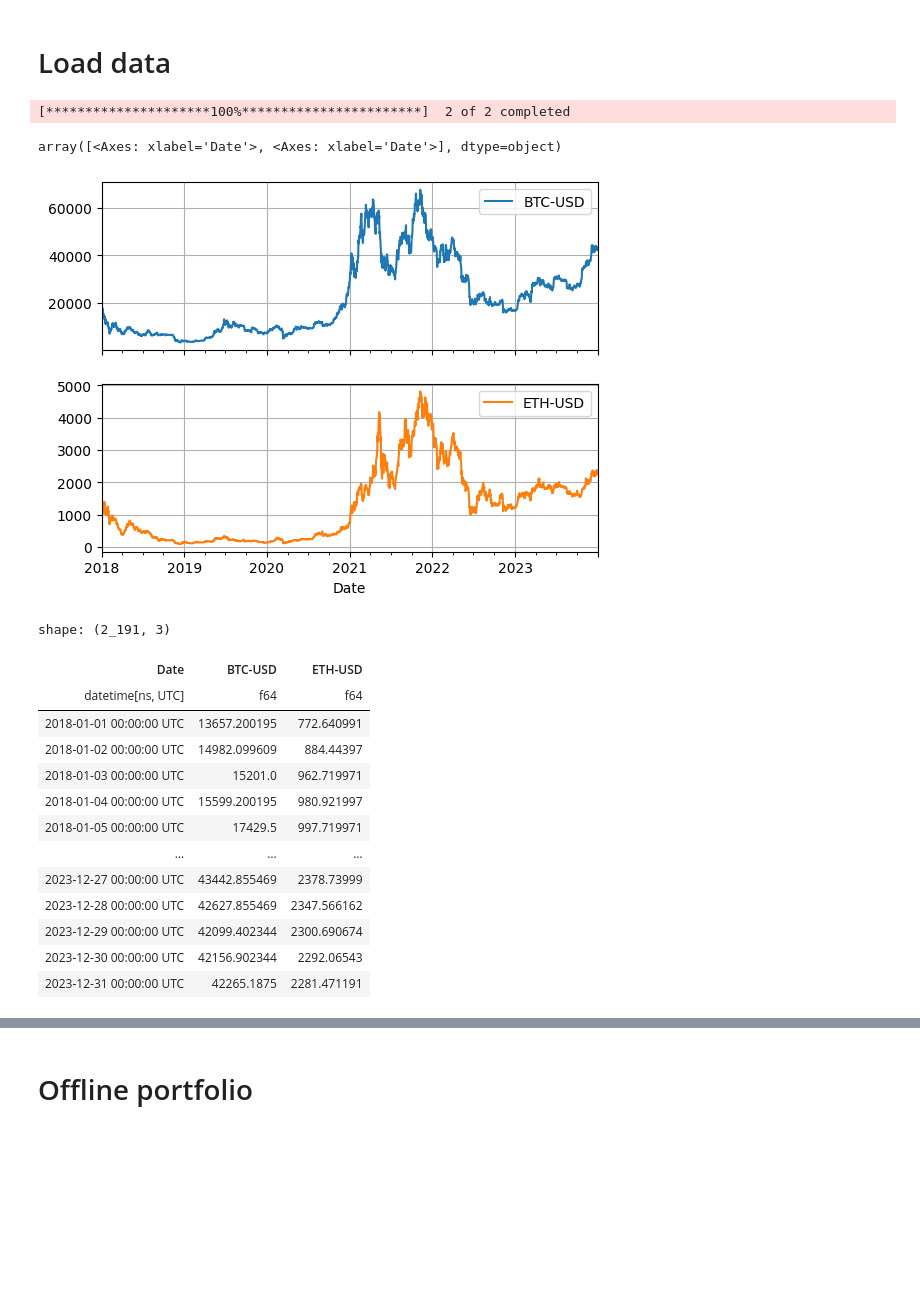
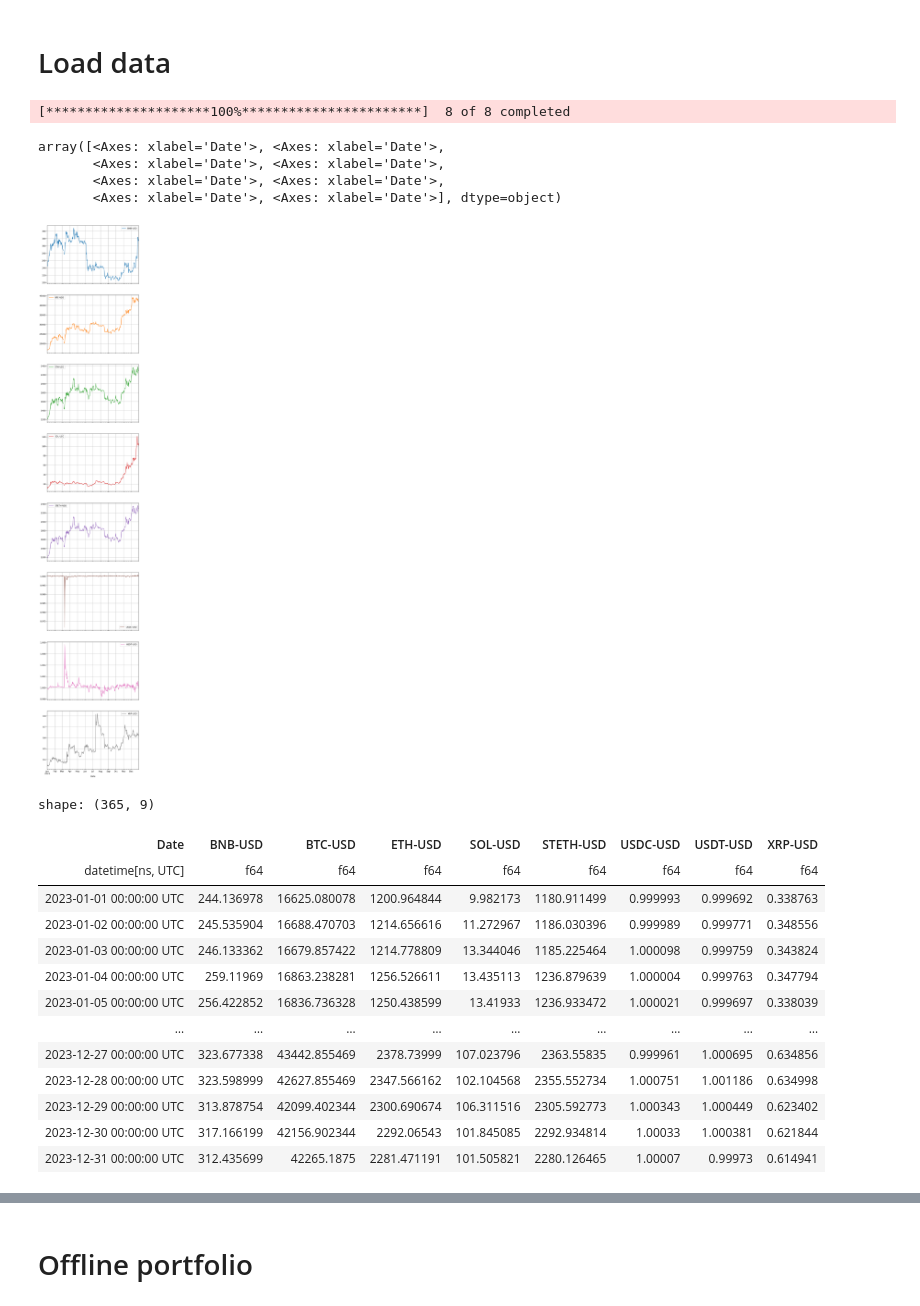
Before and after one commit to jialinyi94/online_pyfolio_opt, a Jupyter notebook: examples/eg_portfolio.ipynb, the cells around one changed output, grey strips where cells are left out. Drawn from its saved outputs; the diff is of its cells as text; code cells hidden in the pictures; blank space fills up the shorter version.

```diff
--- a/examples/eg_portfolio.ipynb
+++ b/examples/eg_portfolio.ipynb
@@ -12,30 +12,48 @@ import polars.selectors as cs
 import pandas as pd
 import yfinance as yf
 
-data: pd.DataFrame = yf.download("BTC-USD ETH-USD", start="2018-01-01", end="2024-01-01")["Close"].dropna()
+tickers = [
+        "BTC-USD",
+        "ETH-USD",
+        "USDT-USD",
+        "USDC-USD",
+        "BNB-USD",
+        "SOL-USD",
+        "XRP-USD",
+        "STETH-USD",
+    ]
+data: pd.DataFrame = yf.download(
+    tickers,
+    start="2023-01-01",
+    end="2024-01-01",
+)["Close"].dropna()
 # %% [output]
-[*********************100%***********************]  2 of 2 completed
+[*********************100%***********************]  8 of 8 completed
 # %%
-data.plot(grid=True, subplots=True)
+data.plot(grid=True, subplots=True, figsize=(8, 6*len(tickers)))
 # %% [output]
-array([<Axes: xlabel='Date'>, <Axes: xlabel='Date'>], dtype=object)
+array([<Axes: xlabel='Date'>, <Axes: xlabel='Date'>,
+       <Axes: xlabel='Date'>, <Axes: xlabel='Date'>,
+       <Axes: xlabel='Date'>, <Axes: xlabel='Date'>,
+       <Axes: xlabel='Date'>, <Axes: xlabel='Date'>], dtype=object)
-[figure, old version]
+[figure, new version]
 # %%
-pl.from_dataframe(data.reset_index())
+df_close = pl.from_dataframe(data.reset_index())
+df_close
 # %% [output]
-shape: (2_191, 3)
+shape: (365, 9)
-| Date | BTC-USD | ETH-USD |
-| datetime[ns, UTC] | f64 | f64 |
-| 2018-01-01 00:00:00 UTC | 13657.200195 | 772.640991 |
-| 2018-01-02 00:00:00 UTC | 14982.099609 | 884.44397 |
-| 2018-01-03 00:00:00 UTC | 15201.0 | 962.719971 |
-| 2018-01-04 00:00:00 UTC | 15599.200195 | 980.921997 |
-| 2018-01-05 00:00:00 UTC | 17429.5 | 997.719971 |
-| … | … | … |
-| 2023-12-27 00:00:00 UTC | 43442.855469 | 2378.73999 |
-| 2023-12-28 00:00:00 UTC | 42627.855469 | 2347.566162 |
-| 2023-12-29 00:00:00 UTC | 42099.402344 | 2300.690674 |
-| 2023-12-30 00:00:00 UTC | 42156.902344 | 2292.06543 |
-| 2023-12-31 00:00:00 UTC | 42265.1875 | 2281.471191 |
+| Date | BNB-USD | BTC-USD | ETH-USD | SOL-USD | STETH-USD | USDC-USD | USDT-USD | XRP-USD |
+| datetime[ns, UTC] | f64 | f64 | f64 | f64 | f64 | f64 | f64 | f64 |
+| 2023-01-01 00:00:00 UTC | 244.136978 | 16625.080078 | 1200.964844 | 9.982173 | 1180.911499 | 0.999993 | 0.999692 | 0.338763 |
+| 2023-01-02 00:00:00 UTC | 245.535904 | 16688.470703 | 1214.656616 | 11.272967 | 1186.030396 | 0.999989 | 0.999771 | 0.348556 |
+| 2023-01-03 00:00:00 UTC | 246.133362 | 16679.857422 | 1214.778809 | 13.344046 | 1185.225464 | 1.000098 | 0.999759 | 0.343824 |
+| 2023-01-04 00:00:00 UTC | 259.11969 | 16863.238281 | 1256.526611 | 13.435113 | 1236.879639 | 1.000004 | 0.999763 | 0.347794 |
+| 2023-01-05 00:00:00 UTC | 256.422852 | 16836.736328 | 1250.438599 | 13.41933 | 1236.933472 | 1.000021 | 0.999697 | 0.338039 |
+| … | … | … | … | … | … | … | … | … |
+| 2023-12-27 00:00:00 UTC | 323.677338 | 43442.855469 | 2378.73999 | 107.023796 | 2363.55835 | 0.999961 | 1.000695 | 0.634856 |
+| 2023-12-28 00:00:00 UTC | 323.598999 | 42627.855469 | 2347.566162 | 102.104568 | 2355.552734 | 1.000751 | 1.001186 | 0.634998 |
+| 2023-12-29 00:00:00 UTC | 313.878754 | 42099.402344 | 2300.690674 | 106.311516 | 2305.592773 | 1.000343 | 1.000449 | 0.623402 |
+| 2023-12-30 00:00:00 UTC | 317.166199 | 42156.902344 | 2292.06543 | 101.845085 | 2292.934814 | 1.00033 | 1.000381 | 0.621844 |
+| 2023-12-31 00:00:00 UTC | 312.435699 | 42265.1875 | 2281.471191 | 101.505821 | 2280.126465 | 1.00007 | 0.99973 | 0.614941 |
 # %%
 df_returns = (
```
Also changed, not shown: parts of 11 cells of this notebook.
